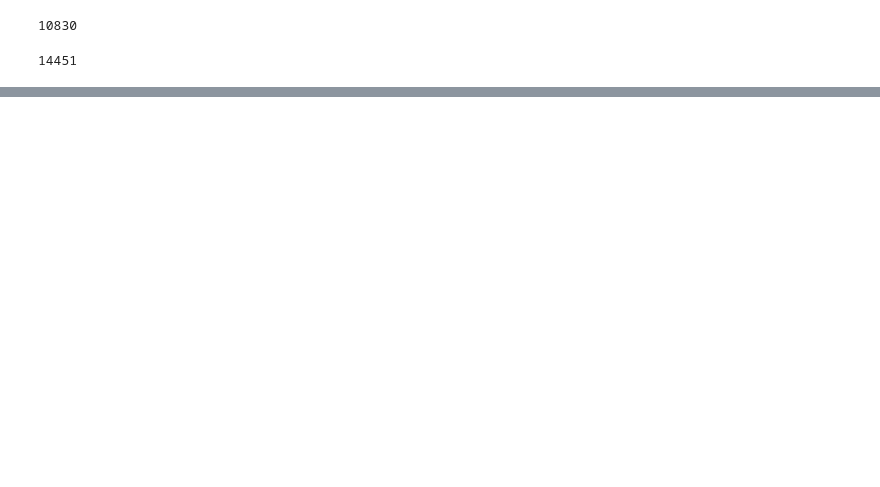
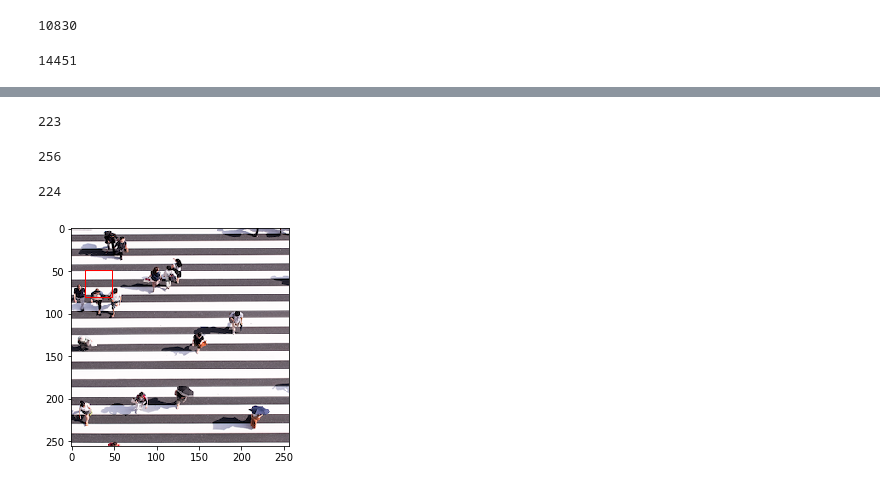
Before and after one commit to Hannauer/img_processing, a Jupyter notebook: image_descriptors/Untitled.ipynb, the cells around one changed output, grey strips where cells are left out. Saved outputs shown, nothing was run; the diff lists cells and outputs as text; code cells hidden in the pictures; blank space fills up the shorter version.

```diff
--- a/image_descriptors/Untitled.ipynb
+++ b/image_descriptors/Untitled.ipynb
@@ -212,0 +558,20 @@ calc_corr(mean_test, 3)
+# %%
+# 'blueumbrella.png'
+# 'wheres_blueumbrella.png'
+
+# pumpkin.png
+# wheres_pumpkin.png
+
+#pokeball.png
+#wheres_pokeball.png
+
+# jumpingguy.png
+# wheres_jumpingguy.png
+
+path1 = 'ImagesForDebugging/jumpingguy.png'
+path2 = 'ImagesForDebugging/wheres_jumpingguy.png'
+quantization_param = 1
+
+path1 ='ImagesForDebugging/blueumbrella.png'
+path2 ='ImagesForDebugging/wheres_blueumbrella.png'
+quantization_param = 7
@@ -212,0 +620,25 @@ calc_corr(mean_test, 3)
+# %%
+255-32
+# %% [output]
+223
+# %%
+16*16
+# %% [output]
+256
+# %%
+16*14
+# %% [output]
+224
+# %%
+img_big = io.imread(path2)
+img_small = io.imread(path1)
+
+import matplotlib.pyplot as plt
+import matplotlib.patches as patches
+fig , ax = plt.subplots( )
+ax.imshow(img_big)
+rect = patches.Rectangle((1 * 16, 3 *16) , 32 , 32 ,linewidth =1, edgecolor='r' , facecolor='none')
+ax.add_patch(rect)
+plt.show( )
+# %% [output]
+[figure, added]
```
Also changed, not shown: parts of 55 cells of this notebook, 1 other file.
